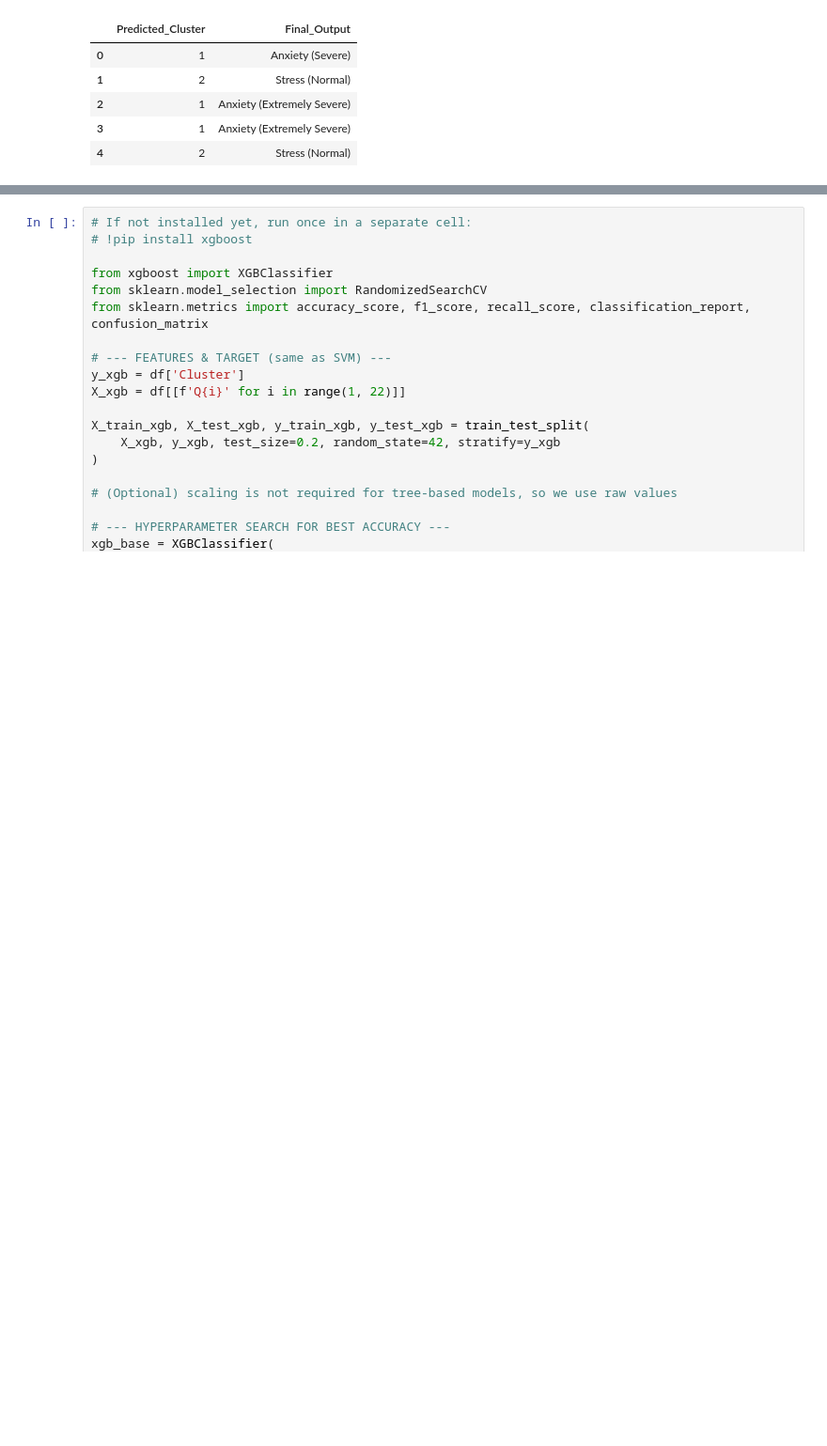
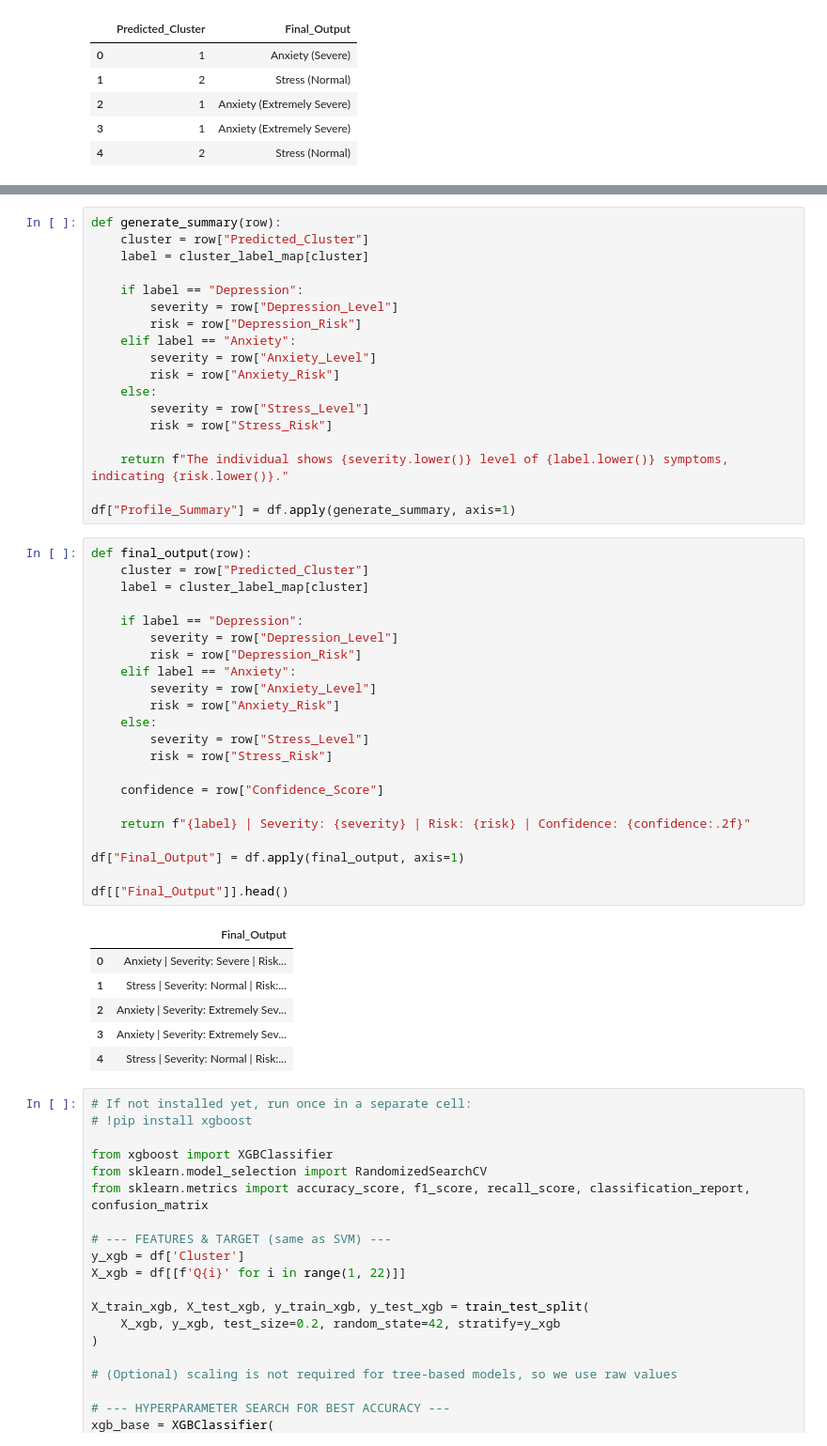
Before and after one commit to MH-Mehedi06/DASS21, a Jupyter notebook: DASS21.ipynb, the cells around one changed output, grey strips where cells are left out. Shown at 94% size. Cells and saved outputs as stored; diff of their text form; blank space fills up the shorter version.

```diff
--- a/DASS21.ipynb
+++ b/DASS21.ipynb
@@ -1079,3 +1101,50 @@ df[["Predicted_Cluster", "Final_Output"]].head()
+# %%
+def generate_summary(row):
+    cluster = row["Predicted_Cluster"]
+    label = cluster_label_map[cluster]
+
+    if label == "Depression":
+        severity = row["Depression_Level"]
+        risk = row["Depression_Risk"]
+    elif label == "Anxiety":
+        severity = row["Anxiety_Level"]
+        risk = row["Anxiety_Risk"]
+    else:
+        severity = row["Stress_Level"]
+        risk = row["Stress_Risk"]
+
+    return f"The individual shows {severity.lower()} level of {label.lower()} symptoms, indicating {risk.lower()}."
+
+df["Profile_Summary"] = df.apply(generate_summary, axis=1)
+# %%
+def final_output(row):
+    cluster = row["Predicted_Cluster"]
+    label = cluster_label_map[cluster]
+
+    if label == "Depression":
+        severity = row["Depression_Level"]
+        risk = row["Depression_Risk"]
+    elif label == "Anxiety":
+        severity = row["Anxiety_Level"]
+        risk = row["Anxiety_Risk"]
+    else:
+        severity = row["Stress_Level"]
+        risk = row["Stress_Risk"]
+
+    confidence = row["Confidence_Score"]
+
+    return f"{label} | Severity: {severity} | Risk: {risk} | Confidence: {confidence:.2f}"
+
+df["Final_Output"] = df.apply(final_output, axis=1)
+
+df[["Final_Output"]].head()
+# %% [output]
+|  | Final_Output |
+| 0 | Anxiety | Severity: Severe | Risk... |
+| 1 | Stress | Severity: Normal | Risk:... |
+| 2 | Anxiety | Severity: Extremely Sev... |
+| 3 | Anxiety | Severity: Extremely Sev... |
+| 4 | Stress | Severity: Normal | Risk:... |
 # %%
 # If not installed yet, run once in a separate cell:
 # !pip install xgboost
```
Also changed, not shown: parts of 2 cells of this notebook, 3 other files.
